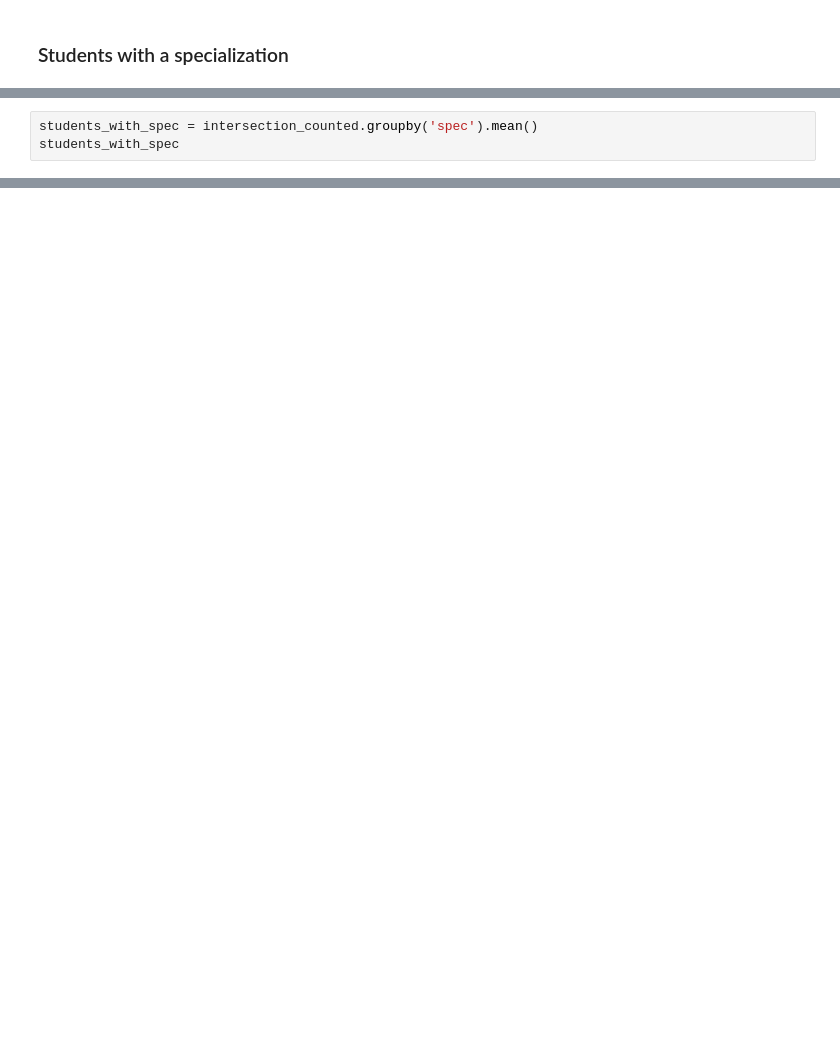
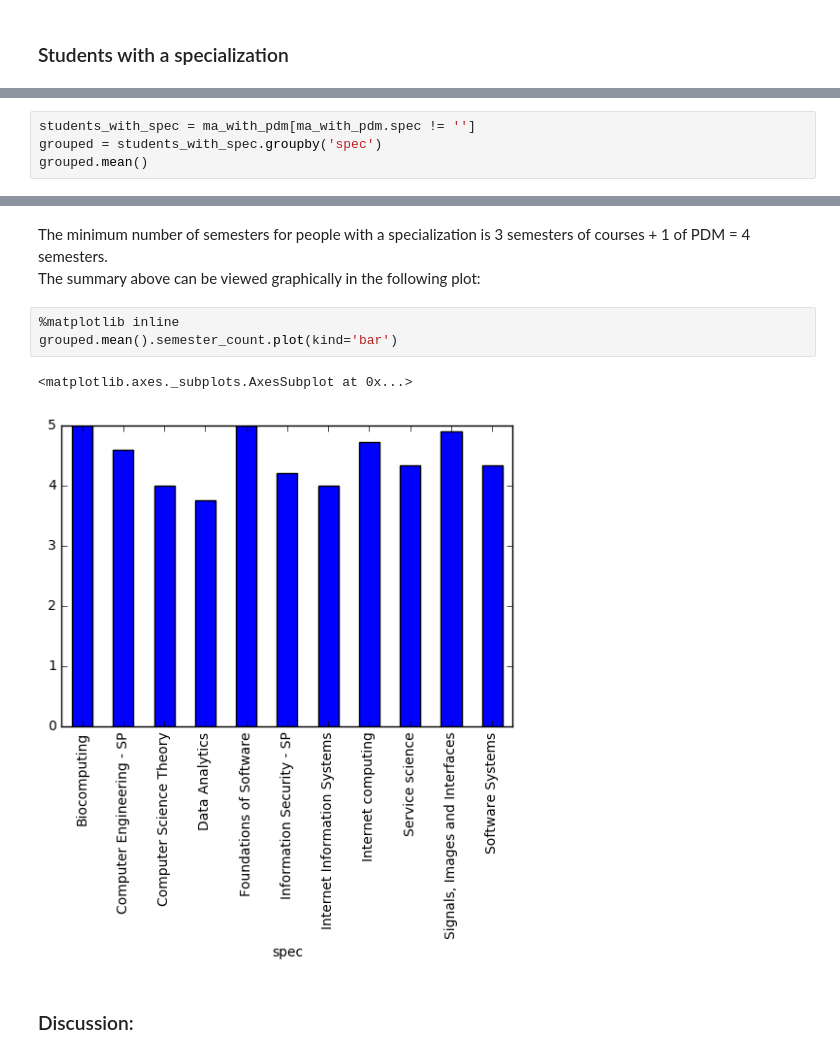
Before and after one commit to mukel/Homework, a Jupyter notebook: 02 - Data from the Web/hw_merge.ipynb, the cells around one changed output, grey strips where cells are left out. Drawn from its saved outputs; the diff is of its cells as text; blank space fills up the shorter version.

```diff
--- a/02 - Data from the Web/hw_merge.ipynb
+++ b/02 - Data from the Web/hw_merge.ipynb
@@ -372,3 +411,4 @@ ma_with_pdm.head()
 # %%
-students_with_spec = intersection_counted.groupby('spec').mean()
-students_with_spec
+students_with_spec = ma_with_pdm[ma_with_pdm.spec != '']
+grouped = students_with_spec.groupby('spec')
+grouped.mean()
@@ -374,0 +429,11 @@ students_with_spec
+# %% [markdown]
+The minimum number of semesters for people with a specialization is 3 semesters of courses + 1 of PDM = 4 semesters.<br>
+The summary above can be viewed graphically in the following plot:
+# %%
+%matplotlib inline
+grouped.mean().semester_count.plot(kind='bar')
+# %% [output]
+<matplotlib.axes._subplots.AxesSubplot at 0x...>
+[figure, added]
+# %% [markdown]
+### Discussion:
```
Also changed, not shown: parts of 18 cells of this notebook.
